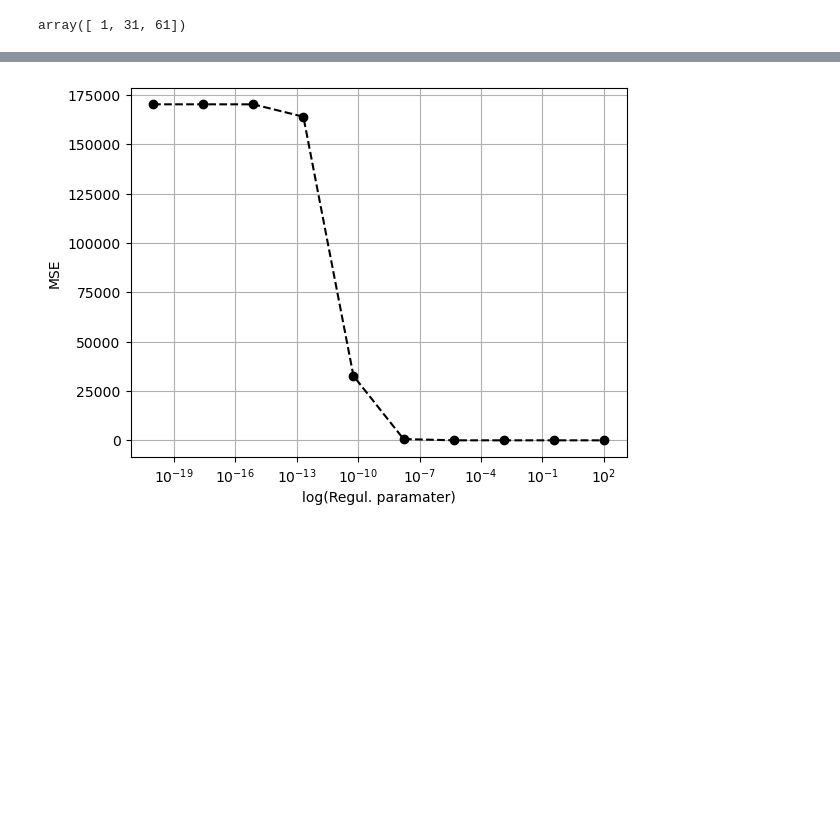
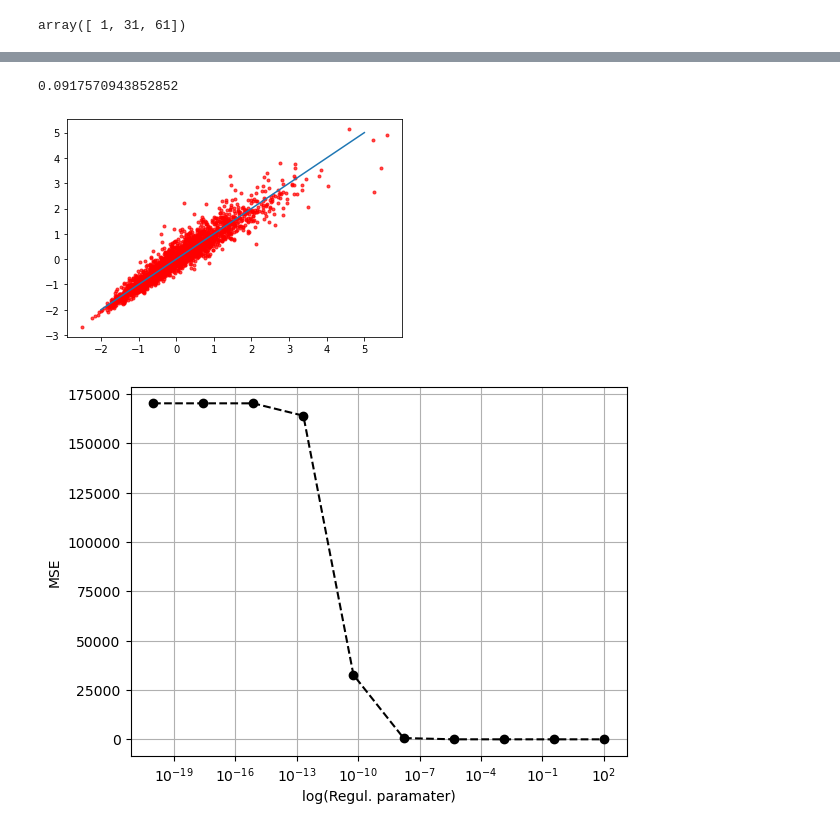
Before and after one commit to LoanRenaud/zundel, a Jupyter notebook: Zundel_Ion.ipynb, the cells around one changed output, grey strips where cells are left out. Saved outputs shown, nothing was run; the diff lists cells and outputs as text; code cells hidden in the pictures; blank space fills up the shorter version.

Commit message:
my_last version with Soap, pca and krr rbf

```diff
--- a/Zundel_Ion.ipynb
+++ b/Zundel_Ion.ipynb
@@ -292,0 +360,3 @@ X_test_CMe_red=scaler.fit_transform(X_test_CMe)
+# %%
+Soap_pca=SOAP_Vectors("new_positions_sparse.xyz", output_filename=None, cutoff=3., n_max=6, l_max=6, zeta=2.0,
+         atom_sigma=0.5, pbc=True, peratom=False, pca_d=25, njobs=4)
@@ -505,14 +589,20 @@ KeyboardInterrupt:
 # %%
-mse_test_krr=[]
-A=np.logspace(-20, 2, 10)
-for a in A:
-    krr = KernelRidge(alpha=a, kernel='rbf')
-    krr.fit(X_train_CMe_red, y_train)
+krr=KernelRidge(kernel='rbf', gamma=0.0316, alpha=1e-8)
+krr.fit(X_train, y_train)
 
-    y_pred_test_krr=krr.predict(X_test_CMe_red)
+y_pred_test_krr=krr.predict(X_test)
 
-    mse_test=mean_squared_error(np.array(y_test), y_pred_test_krr)
-    mse_test_krr.append(mse_test)
+mse_test=mean_squared_error(np.array(y_test), y_pred_test_krr)
+print(mse_test)
+# %% [output]
+0.0917570943852852
+# %%
+y_pred_test_krr=krr.predict(X_test)
+plt.scatter(y_pred_test_krr,  y_test, marker='.', color='red',alpha=0.7)
+plt.plot([-2, 5], [-2, 5])
+plt.show()
+# %% [output]
+[figure, added]
 # %%
 plt.semilogx(A, mse_test_krr, marker='o', linestyle='--', color='black')
 plt.xlabel("log(Regul. paramater)")
```
Also changed, not shown: parts of 16 cells of this notebook.
